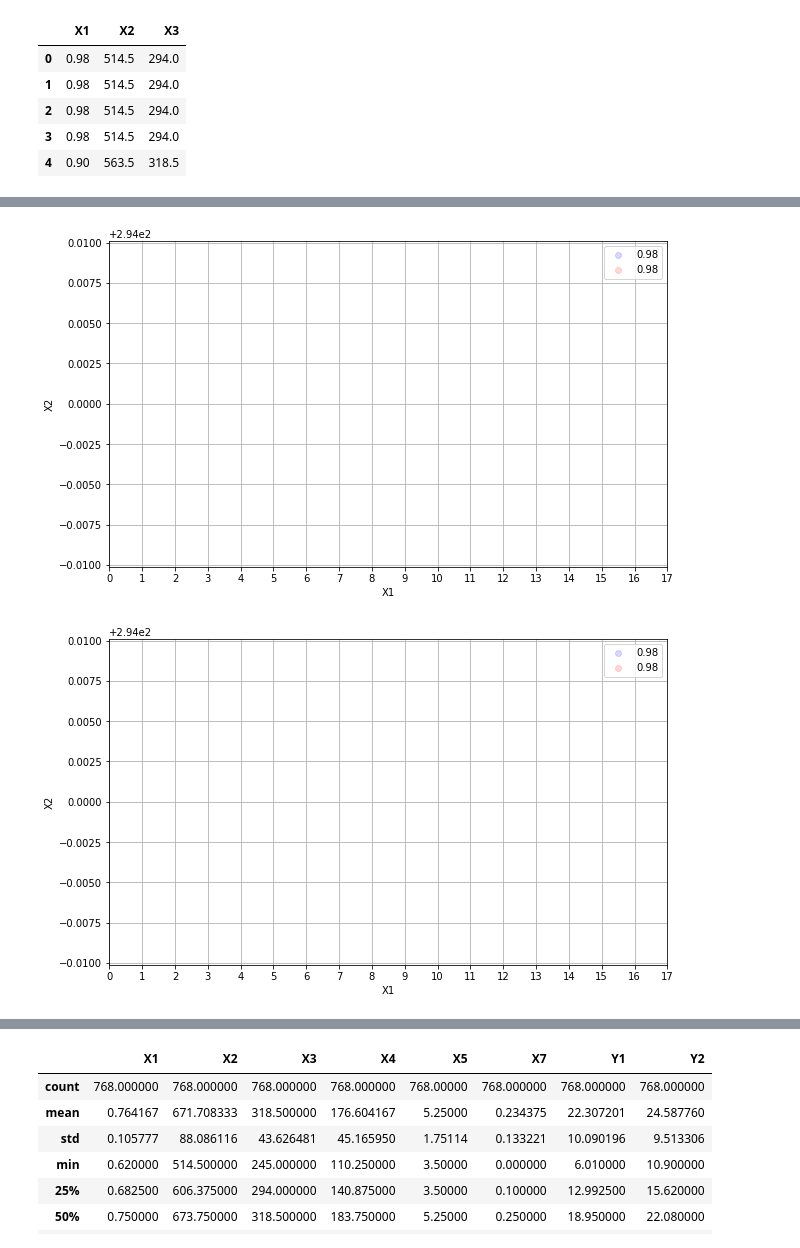
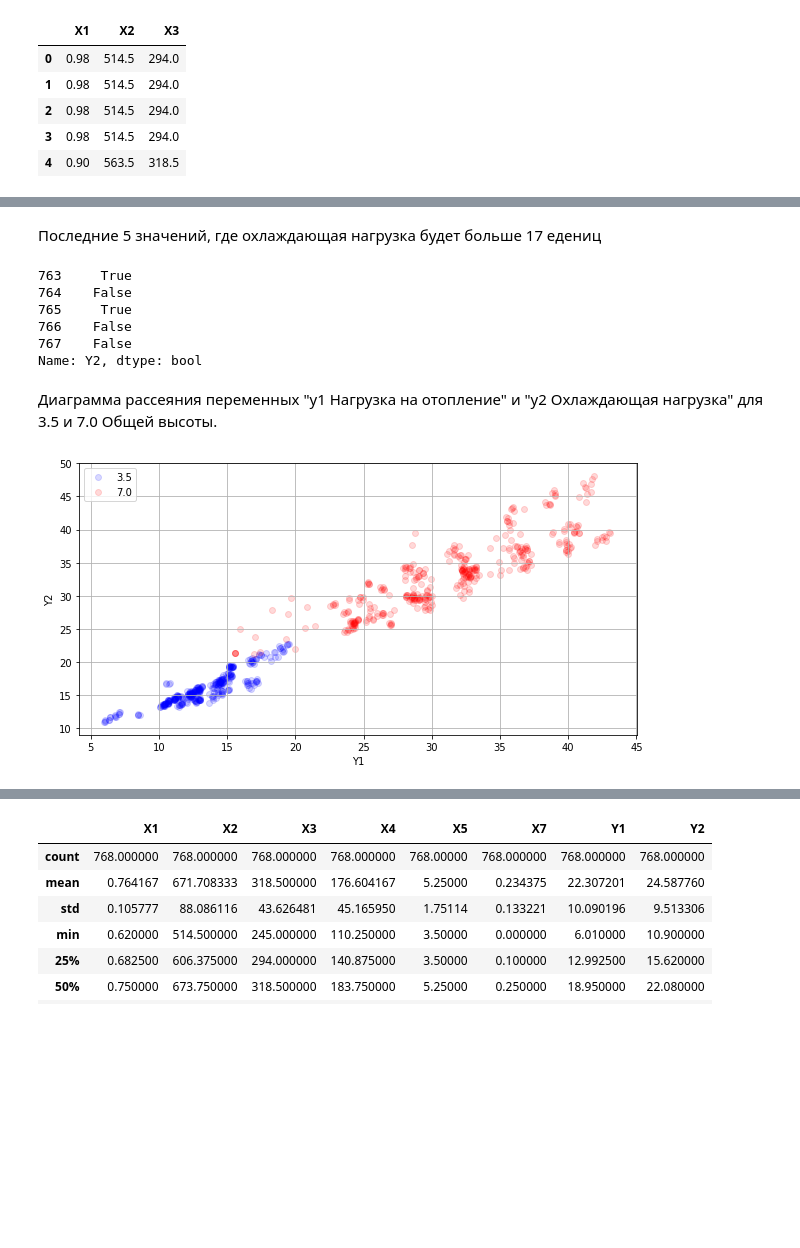
Before and after one commit to NikolayMarushkin/Machine-Learning, a Jupyter notebook: Energy efficiency.ipynb, the cells around one changed output, grey strips where cells are left out. Cells and saved outputs as stored; diff of their text form; code cells hidden in the pictures; blank space fills up the shorter version.

```diff
--- a/Energy efficiency.ipynb
+++ b/Energy efficiency.ipynb
@@ -250,46 +308,36 @@ Name: X4, Length: 768, dtype: bool
+# %% [markdown]
+Последние 5 значений, где охлаждающая нагрузка будет больше 17 едениц
+# %%
+(data['Y2'] > 17.00).tail()
+# %% [output]
+763     True
+764    False
+765     True
+766    False
+767    False
+Name: Y2, dtype: bool
+# %% [markdown]
+Диаграмма рассеяния переменных "y1 Нагрузка на отопление" и "y2 Охлаждающая нагрузка" для 3.5 и 7.0 Общей высоты.
 # %%
-plt.figure(figsize = (10, 6))
+plt.figure(figsize = (10, 5))
 
-plt.scatter(data[data['X1'] == 0.98]['X2'],
-            data[data['X2'] == 514.5]['X3'],
+plt.scatter(data[data['X5'] == 3.5]['Y1'],
+            data[data['X5'] == 3.5]['Y2'],
             alpha = 0.15,
-            label = '0.98',
+            label = '3.5',
             color = 'b')
 
-plt.scatter(data[data['X1'] == 0.86]['X2'],
-            data[data['X2'] == 588.0]['X3'],
+plt.scatter(data[data['X5'] == 7.0]['Y1'],
+            data[data['X5'] == 7.0]['Y2'],
             alpha = 0.15,
-            label = '0.98',
+            label = '7.0',
             color = 'r')
 
-plt.xlabel('X1')
-plt.xticks(range(18))
-plt.xlim(0, 17)
-plt.ylabel('X2')
+plt.xlabel('Y1')
+#plt.xticks(range(0,100))
+#plt.xlim(0, 17)
+plt.ylabel('Y2')
 plt.legend()
 plt.grid()
 # %% [output]
-[figure, old version]
+[figure, new version]
-# %%
-plt.figure(figsize = (10, 6))
-
-plt.scatter(data[data['X1'] == 0.98]['X2'],
-            data[data['X2'] == 514.5]['X3'],
-            alpha = 0.15,
-            label = '0.98',
-            color = 'b')
-
-plt.scatter(data[data['X1'] == 0.86]['X2'],
-            data[data['X2'] == 588.0]['X3'],
-            alpha = 0.15,
-            label = '0.98',
-            color = 'r')
-
-plt.xlabel('X1')
-plt.xticks(range(18))
-plt.xlim(0, 17)
-plt.ylabel('X2')
-plt.legend()
-plt.grid()
-# %% [output]
-[figure, removed]
```
Also changed, not shown: parts of 64 cells of this notebook.
